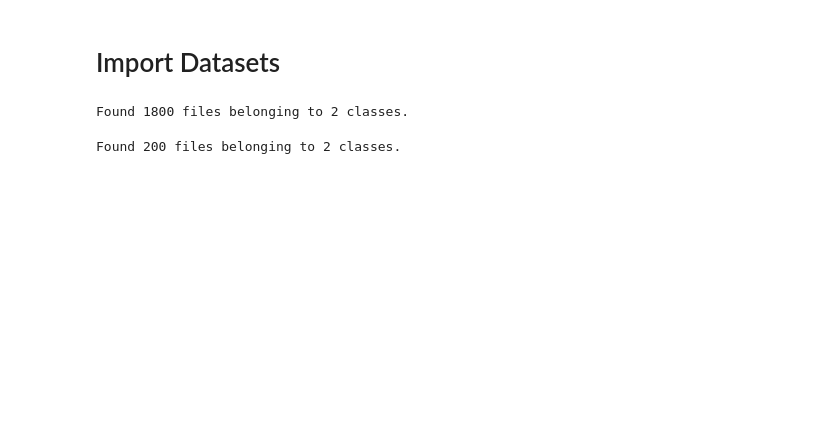
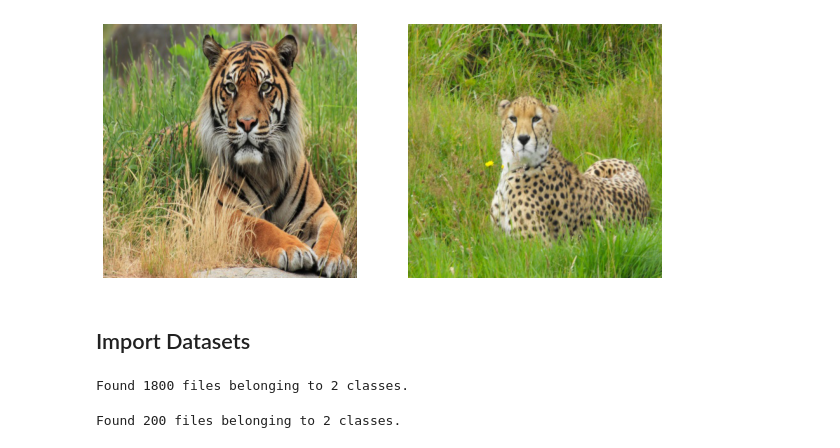
Before and after one commit to AJTYNAN/DeepLearning_Assignment_2, a Jupyter notebook: DeepLearningAssignment2.ipynb, the cells around one changed output. Saved outputs shown, nothing was run; the diff lists cells and outputs as text; code cells hidden in the pictures; blank space fills up the shorter version.

```diff
--- a/DeepLearningAssignment2.ipynb
+++ b/DeepLearningAssignment2.ipynb
@@ -15,5 +29,17 @@ from PIL import Image
+# %%
+#Plot two example images
+for i in range(1):
+    plt.figure(figsize=(10,10))
+    ax = plt.subplot(1, 2, 1)
+    plt.imshow(Image.open('./validate/tiger_v/tiger_012_val_resized.jpg'))
+    plt.axis("off")
+    ax = plt.subplot(1, 2, 2)
+    plt.imshow(Image.open('./validate/cheetah_v/cheetah_018_val_resized.jpg'))
+    plt.axis("off")
+# %% [output]
+[figure, added]
 # %% [markdown]
-# Import Datasets
+## Import Datasets
 # %%
 training_dataset = tf.keras.preprocessing.image_dataset_from_directory('./train',image_size=(224,224), seed=42)
 # %% [output]
```
Also changed, not shown: parts of 27 cells of this notebook, 1 other file.
